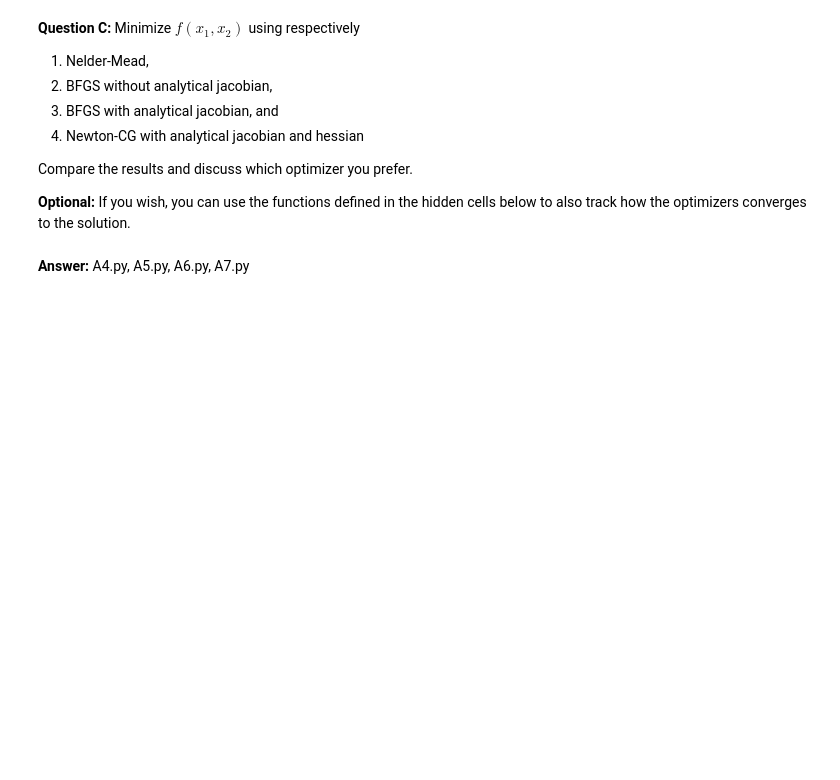
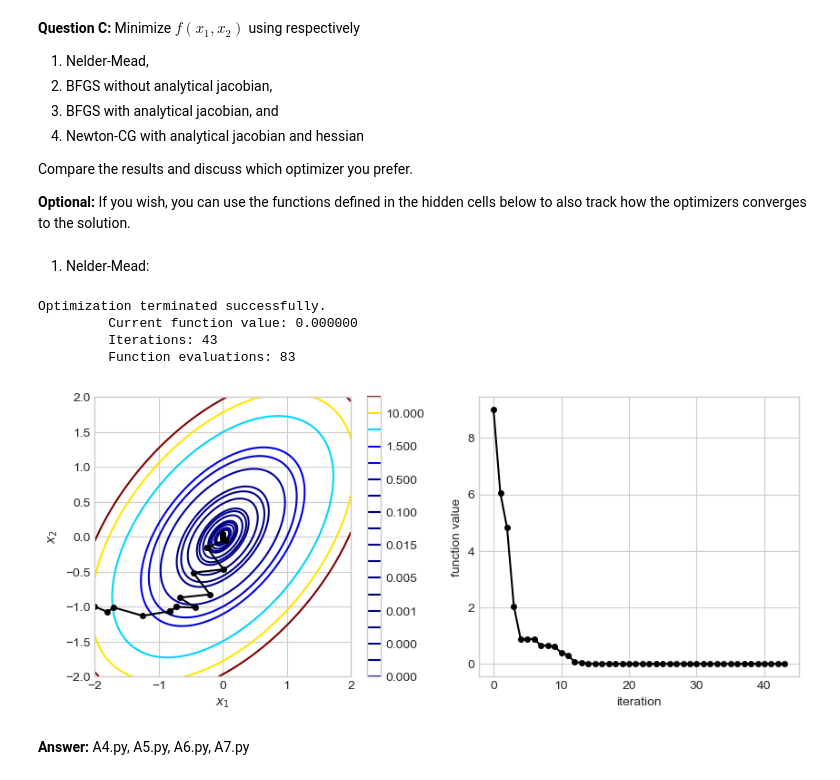
Before and after one commit to NumEconCopenhagen/IntroProg-exercises, a Jupyter notebook: PS7/problem_set_7.ipynb, the cells around one changed output. Cells and saved outputs as stored; diff of their text form; code cells hidden in the pictures; blank space fills up the shorter version.

```diff
--- a/PS7/problem_set_7.ipynb
+++ b/PS7/problem_set_7.ipynb
@@ -124,7 +176,7 @@ def contour():
     fig = plt.figure(figsize=(10,4))
     ax = fig.add_subplot(1,2,1)
     levels = np.sort([j*10**(-i) for i in [-1,0,1,2,3,4] for j in [0.5,1,1.5]])
-    cs = ax.contour(x1_grid,x2_grid,f_grid,levels=levels,cmap=cm.jet)
+    cs = ax.contour(x1_grid,x2_grid,_f_grid,levels=levels,cmap=cm.jet)
     fig.colorbar(cs)
     ax.plot(x1s,x2s,'-o',ms=4,color='black')
     ax.set_xlabel('$x_1$')
@@ -142,2 +190,22 @@ x0 = [-2,-1] # suggested initial guess
+# %% [markdown]
+1. Nelder-Mead:
+# %%
+x0 = [-2,-1] # suggested initial guess
+
+# write your code here
+
+evals = 0 # global used in "collect"
+
+result = optimize.minimize(f_python,x0,
+                           method='Nelder-Mead',
+                           callback=collect, # call function collect() before each iteration
+                           options={'disp':True}) # display the results
+contour()
+# %% [output]
+Optimization terminated successfully.
+         Current function value: 0.000000
+         Iterations: 43
+         Function evaluations: 83
+[figure, added]
 # %% [markdown]
 **Answer:** A4.py, A5.py, A6.py, A7.py
```
Also changed, not shown: parts of 29 cells of this notebook.
